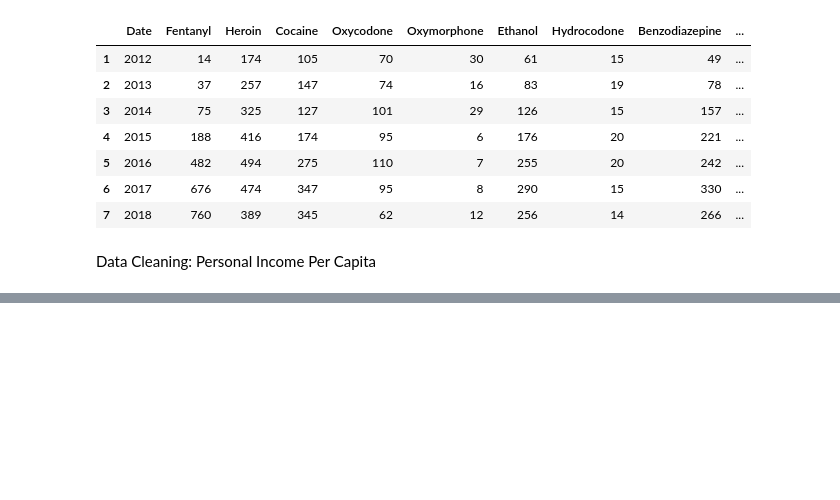
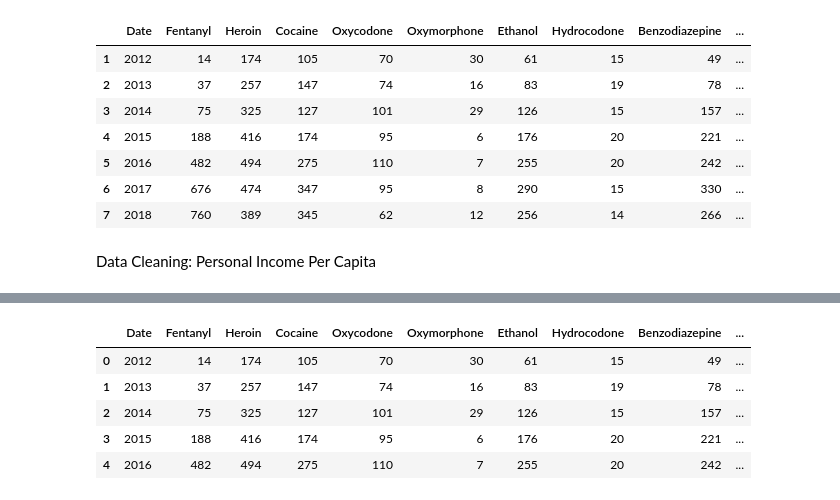
Before and after one commit to kringlek/Project-2, a Jupyter notebook: Data_Cleaning.ipynb, the cells around one changed output, grey strips where cells are left out. Cells and saved outputs as stored; diff of their text form; code cells hidden in the pictures; blank space fills up the shorter version.

```diff
--- a/Data_Cleaning.ipynb
+++ b/Data_Cleaning.ipynb
@@ -153,0 +155,15 @@ drug_overdose.to_csv('Clean Data/drug_overdose.csv', index=False)
+# %%
+def get_engine(protocol, username, password, host, port, db_name):
+    url = f"{protocol}://{username}:{password}@{host}:{port}/{db_name}"
+    if not database_exists(url):
+        create_database(url)
+    engine = create_engine(url, echo=False)
+    return engine
+# %%
+#engine
+engine = get_engine(settings['protocol'],
+                    settings['username'],
+                    settings['password'],
+                    settings['host'],
+                    settings['port'],
+                    settings['db_name'])
@@ -155,0 +184,10 @@ drug_overdose.to_csv('Clean Data/drug_overdose.csv', index=False)
+# %%
+#Read SQL-Drugs
+pd.read_sql_query('select * from drug_data', con=engine).head()
+# %% [output]
+|  | Date | Fentanyl | Heroin | Cocaine | Oxycodone | Oxymorphone | Ethanol | Hydrocodone | Benzodiazepine | ... |
+| 0 | 2012 | 14 | 174 | 105 | 70 | 30 | 61 | 15 | 49 | ... |
+| 1 | 2013 | 37 | 257 | 147 | 74 | 16 | 83 | 19 | 78 | ... |
+| 2 | 2014 | 75 | 325 | 127 | 101 | 29 | 126 | 15 | 157 | ... |
+| 3 | 2015 | 188 | 416 | 174 | 95 | 6 | 176 | 20 | 221 | ... |
+| 4 | 2016 | 482 | 494 | 275 | 110 | 7 | 255 | 20 | 242 | ... |
```
Also changed, not shown: parts of 19 cells of this notebook.
